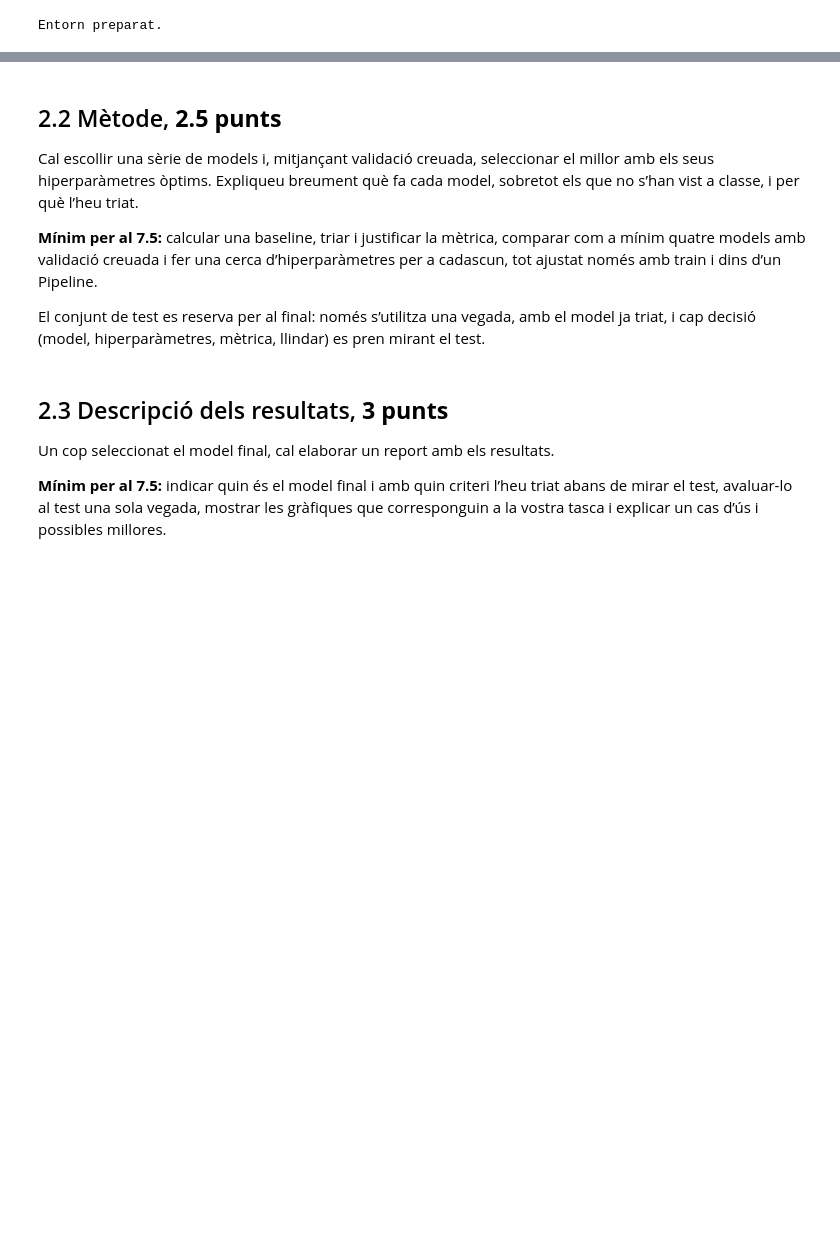
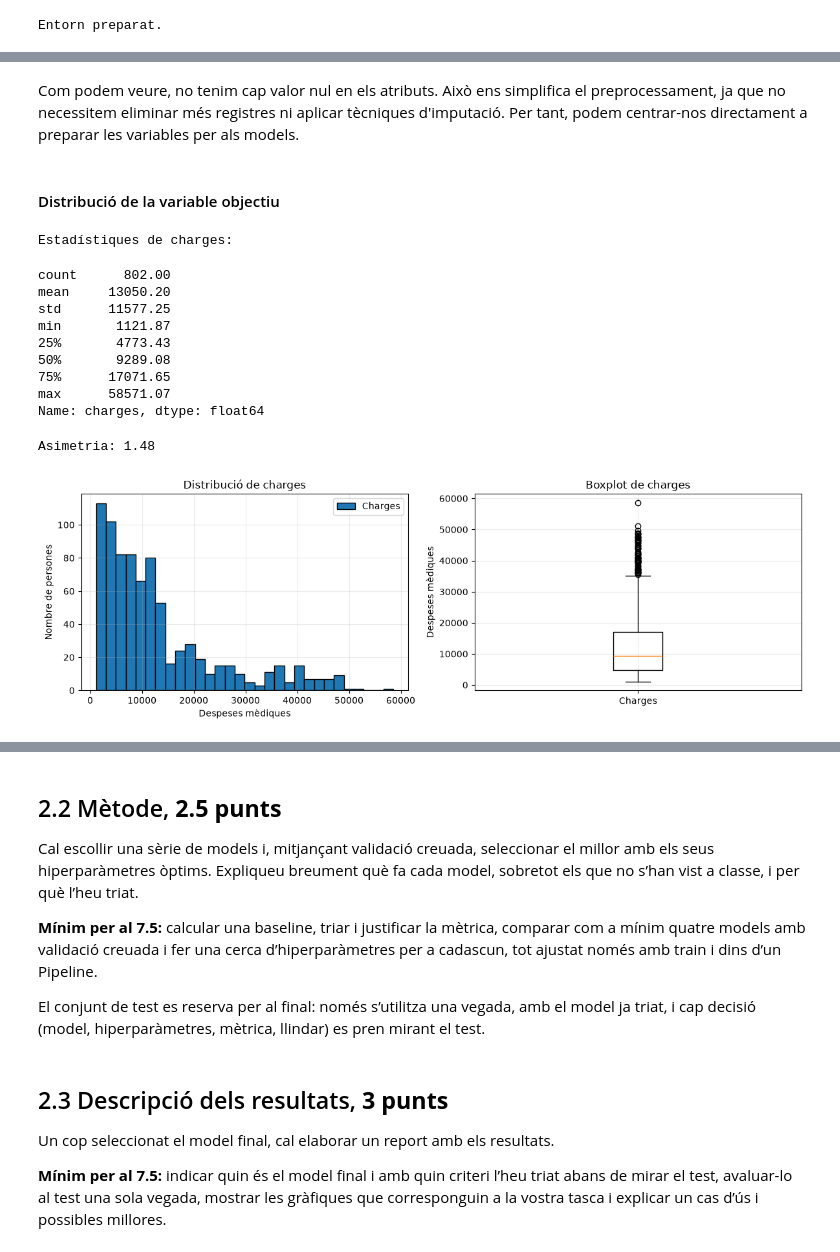
Before and after one commit to RayanUAB/Cas-Kaggle-Insurance, a Jupyter notebook: APC_Cas_Kaggle_2026_v2.ipynb, the cells around one changed output, grey strips where cells are left out. Drawn from its saved outputs; the diff is of its cells as text; code cells hidden in the pictures; blank space fills up the shorter version.

```diff
--- a/APC_Cas_Kaggle_2026_v2.ipynb
+++ b/APC_Cas_Kaggle_2026_v2.ipynb
@@ -102,0 +190,45 @@ Entorn preparat.
+# %% [markdown]
+Com podem veure, no tenim cap valor nul en els atributs. Això ens simplifica el preprocessament, ja que no necessitem eliminar més registres ni aplicar tècniques d'imputació. Per tant, podem centrar-nos directament a preparar les variables per als models.
+# %% [markdown]
+#### Distribució de la variable objectiu
+# %%
+
+# Distribució del target
+
+print("Estadístiques de charges:")
+display(df_train[target].describe().round(2))
+
+print("Asimetria:",round(df_train[target].skew(),2))
+
+
+# Gràfics de charges
+
+fig, axes = plt.subplots(1,2,figsize=(12,4))
+
+axes[0].hist(df_train[target],bins=30,edgecolor="black",label="Charges")
+axes[0].set_title("Distribució de charges")
+axes[0].set_xlabel("Despeses mèdiques")
+axes[0].set_ylabel("Nombre de persones")
+axes[0].legend()
+
+axes[1].boxplot(df_train[target])
+axes[1].set_title("Boxplot de charges")
+axes[1].set_ylabel("Despeses mèdiques")
+axes[1].set_xticks([1])
+axes[1].set_xticklabels(["Charges"])
+
+plt.tight_layout()
+plt.show()
+# %% [output]
+Estadístiques de charges:
+count      802.00
+mean     13050.20
+std      11577.25
+min       1121.87
+25%       4773.43
+50%       9289.08
+75%      17071.65
+max      58571.07
+Name: charges, dtype: float64
+Asimetria: 1.48
+[figure, added]
```
Also changed, not shown: parts of 31 cells of this notebook.
